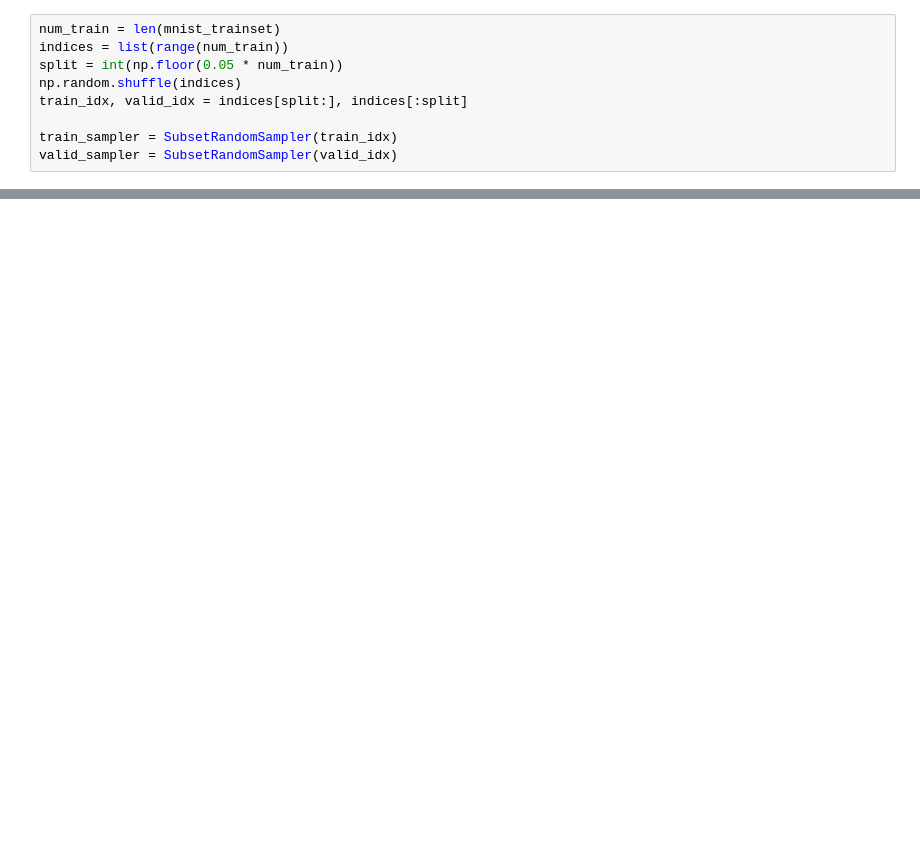
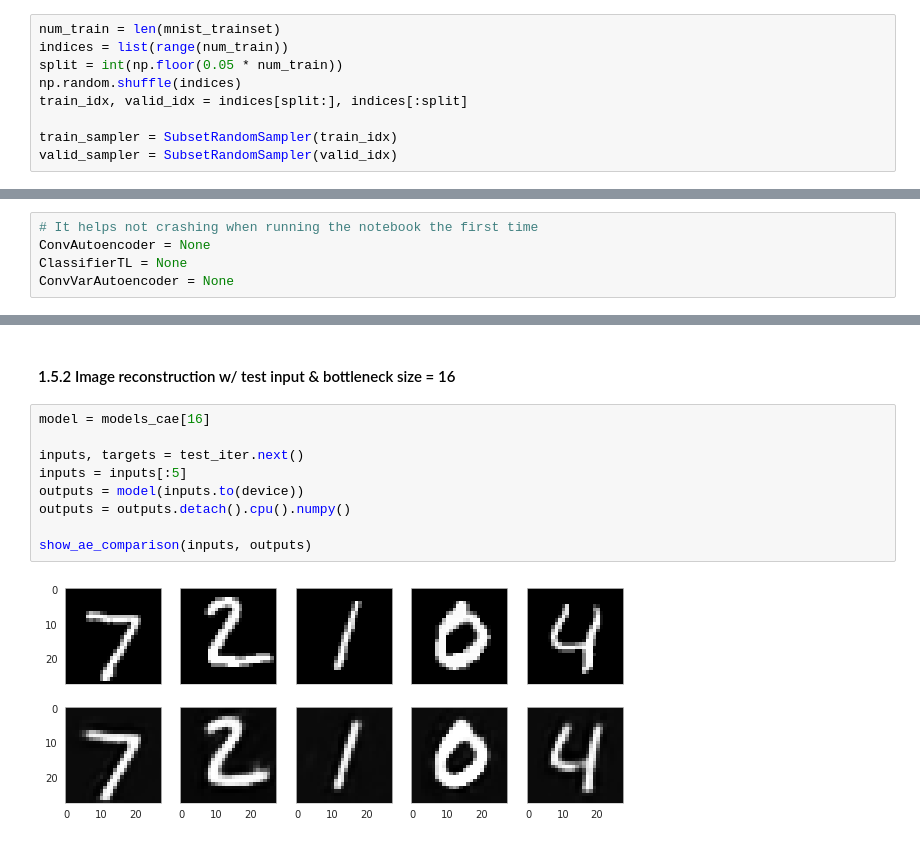
Before and after one commit to alvaroguerin/dlai-2019-projects, a Jupyter notebook: team03/dlai-project-group03.ipynb, the cells around one changed output, grey strips where cells are left out. Drawn from its saved outputs; the diff is of its cells as text; blank space fills up the shorter version.

```diff
--- a/team03/dlai-project-group03.ipynb
+++ b/team03/dlai-project-group03.ipynb
@@ -268,0 +66,5 @@ Reuse autoencoder weights for pre-training and fine-tuning of a classifier train
+# %%
+# It helps not crashing when running the notebook the first time
+ConvAutoencoder = None
+ClassifierTL = None
+ConvVarAutoencoder = None
@@ -268,0 +390,13 @@ Reuse autoencoder weights for pre-training and fine-tuning of a classifier train
+# %% [markdown]
+#### 1.5.2 Image reconstruction w/ test input & bottleneck size = 16
+# %%
+model = models_cae[16]
+
+inputs, targets = test_iter.next()
+inputs = inputs[:5]
+outputs = model(inputs.to(device))
+outputs = outputs.detach().cpu().numpy()
+
+show_ae_comparison(inputs, outputs)
+# %% [output]
+[figure, added]
```
Also changed, not shown: parts of 96 cells of this notebook.
